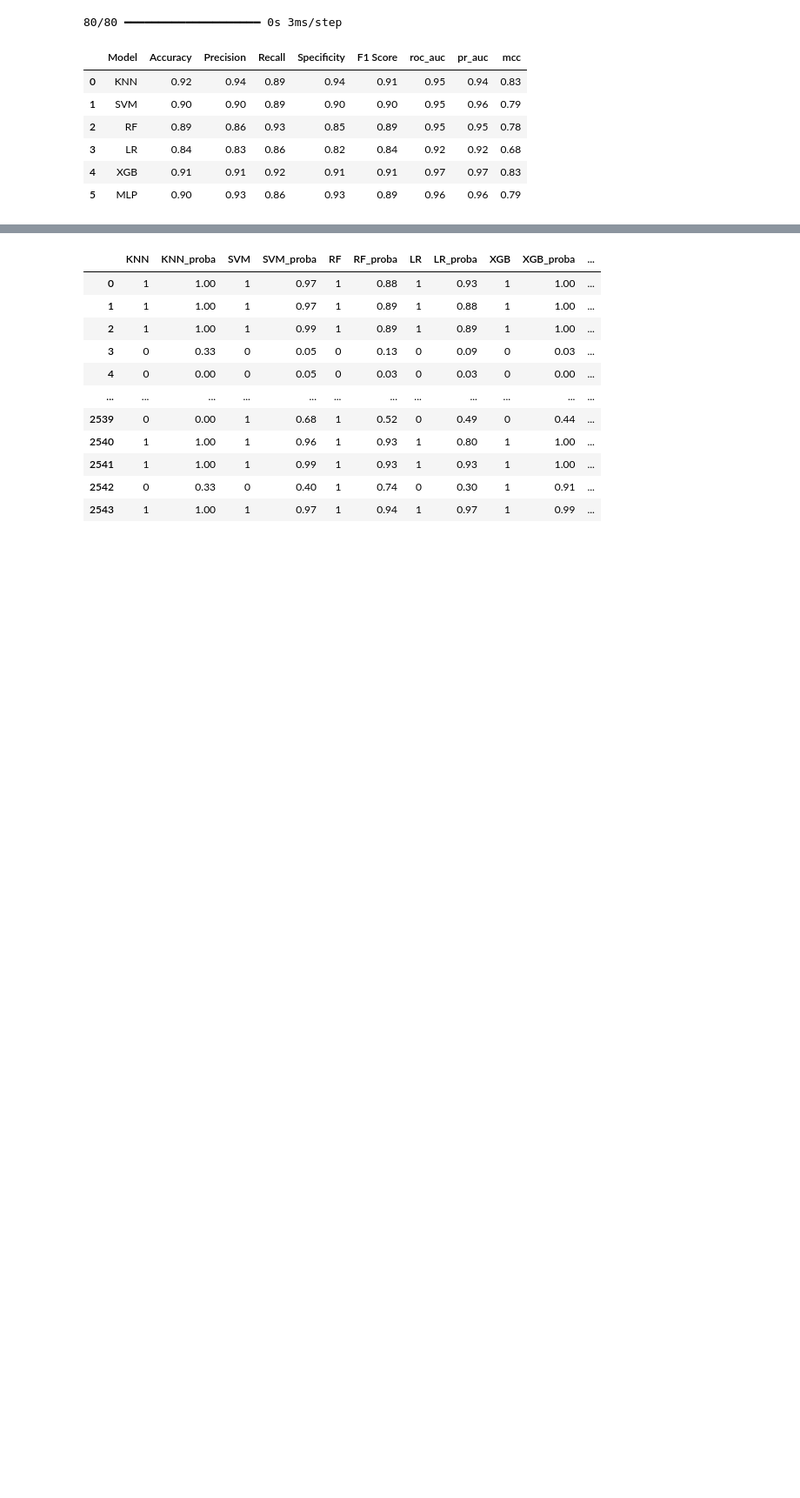
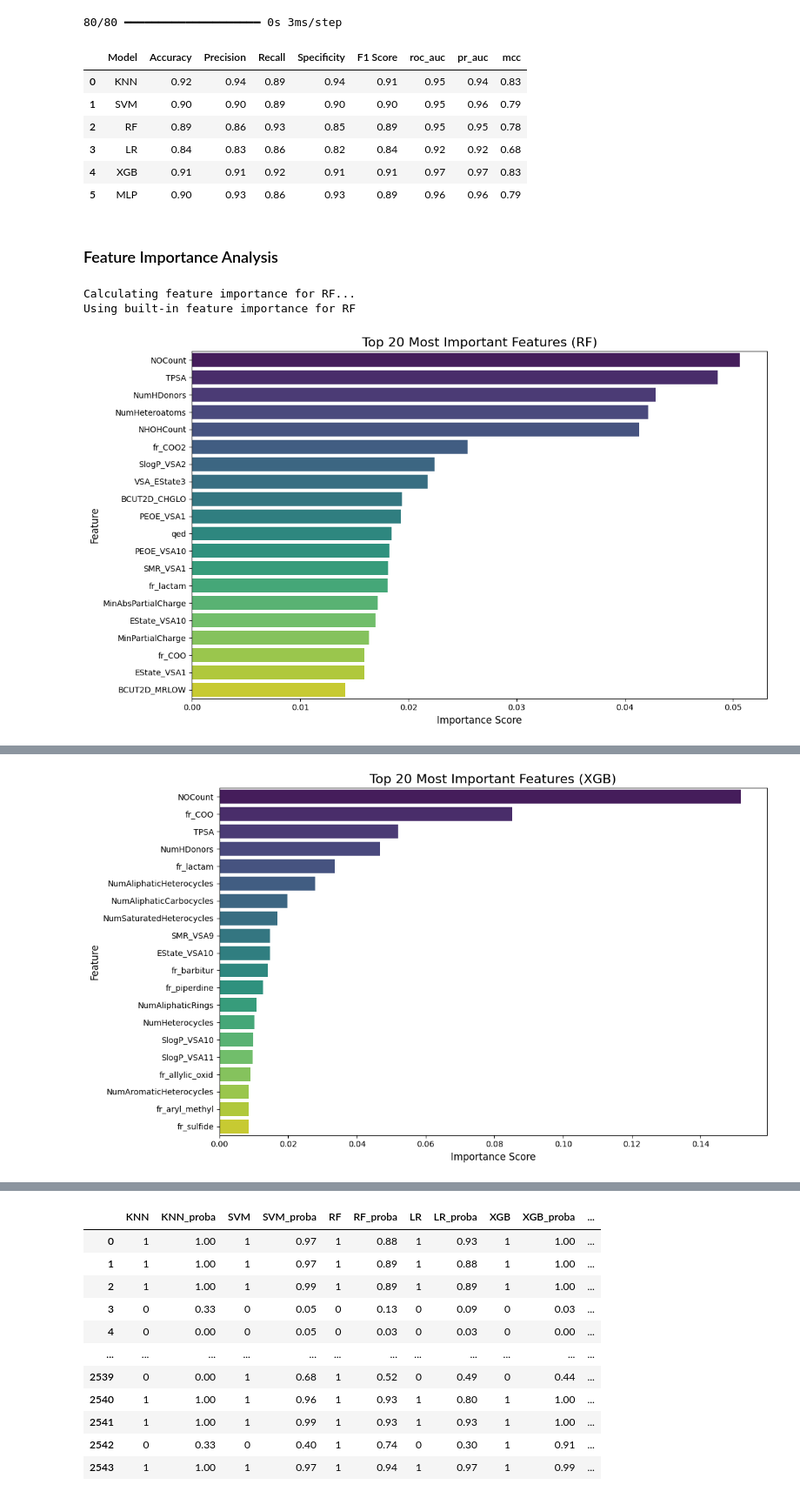
Before and after one commit to omicscodeathon/brainroute, a Jupyter notebook: notebooks/mtoralzml.ipynb, the cells around one changed output, grey strips where cells are left out. Shown at 87% size. Drawn from its saved outputs; the diff is of its cells as text; code cells hidden in the pictures; blank space fills up the shorter version.

```diff
--- a/notebooks/mtoralzml.ipynb
+++ b/notebooks/mtoralzml.ipynb
@@ -336,7 +342,7 @@ results_df
 | 4 | XGB | 0.93 | 0.94 | 0.93 | 0.94 | 0.93 | 0.98 | 0.98 | 0.87 |
 # %%
 # Save each model
-for name, model in saved_models.items():
-    joblib.dump(model, f'../models/{name}_model.pkl')
-# Save the scaler used during training
-joblib.dump(scaler, '../output/models/scaler.pkl')
+# for name, model in saved_models.items():
+#     joblib.dump(model, f'../models/{name}_model.pkl')
+# # Save the scaler used during training
+# joblib.dump(scaler, '../output/models/scaler.pkl')
@@ -556,3 +560,71 @@ eval_df
 | 3 | LR | 0.84 | 0.83 | 0.86 | 0.82 | 0.84 | 0.92 | 0.92 | 0.68 |
 | 4 | XGB | 0.91 | 0.91 | 0.92 | 0.91 | 0.91 | 0.97 | 0.97 | 0.83 |
 | 5 | MLP | 0.90 | 0.93 | 0.86 | 0.93 | 0.89 | 0.96 | 0.96 | 0.79 |
+# %% [markdown]
+### Feature Importance Analysis
+# %%
+# Feature Importance from models
+from sklearn.inspection import permutation_importance
+import warnings
+warnings.filterwarnings('ignore')
+
+# Get the feature names from your training data
+feature_names = balanced_train_df.drop('BBB', axis=1).columns
+
+X_train = balanced_train_df.drop('BBB', axis=1)
+y_train = balanced_train_df['BBB']
+
+# Use a SMALLER sample for permutation importance to speed things up
+from sklearn.model_selection import train_test_split
+X_sample, _, y_sample, _ = train_test_split(X_train, y_train, train_size=0.2, random_state=42, stratify=y_train)
+
+# Analyze feature importance for different model types
+top_models = ['RF', 'XGB', 'LR','KNN', 'SVM']  # Removed SVM (too slow)
+loaded_models = {name: joblib.load(f'../output/models/{name}_model.pkl') for name in top_models}
+
+for name, model in loaded_models.items():
+    print(f"\nCalculating feature importance for {name}...")
+
+    if hasattr(model, 'feature_importances_'):
+        # For tree-based models (RF, XGB) - FAST
+        print(f"Using built-in feature importance for {name}")
+        importances = model.feature_importances_
+
+    elif hasattr(model, 'coef_'):
+        # For linear models (LR) - Use coefficients (FAST)
+        print(f"Using coefficient magnitudes for {name}")
+        importances = np.abs(model.coef_[0])
+
+    else:
+        # For other models (KNN, SVM) - Use permutation importance on SAMPLE
+        print(f"Using permutation importance on sample data for {name} (this may take a minute...)")
+        perm_importance = permutation_importance(
+            model, X_sample, y_sample,
+            n_repeats=5,  # Reduced from 10
+            random_state=42,
+            n_jobs=-1  # Use all CPU cores
+        )
+        importances = perm_importance.importances_mean
+
+    # Create a DataFrame for feature importances
+    ft_importance_df = pd.DataFrame({
+        'Feature': feature_names,
+        'Importance': importances
+    }).sort_values(by='Importance', ascending=False).head(20)
+
+    # Plotting the ranked bar chart
+    plt.figure(figsize=(12, 7))
+    sns.barplot(x='Importance', y='Feature', data=ft_importance_df, palette='viridis')
+    plt.title(f'Top 20 Most Important Features ({name})', fontsize=16)
+    plt.xlabel('Importance Score', fontsize=12)
+    plt.ylabel('Feature', fontsize=12)
+    plt.tight_layout()
+    plt.savefig(f'../figures/{name}_feature_importance.png', dpi=300, bbox_inches='tight')
+    plt.show()
+
+    print(f"\n{name} Top 20 Features:")
+    print(ft_importance_df)
+# %% [output]
+Calculating feature importance for RF...
+Using built-in feature importance for RF
+[figure, added]
@@ -558,0 +648 @@ eval_df
+[figure, added]
```
Also changed, not shown: parts of 17 cells of this notebook, 52 other files.
